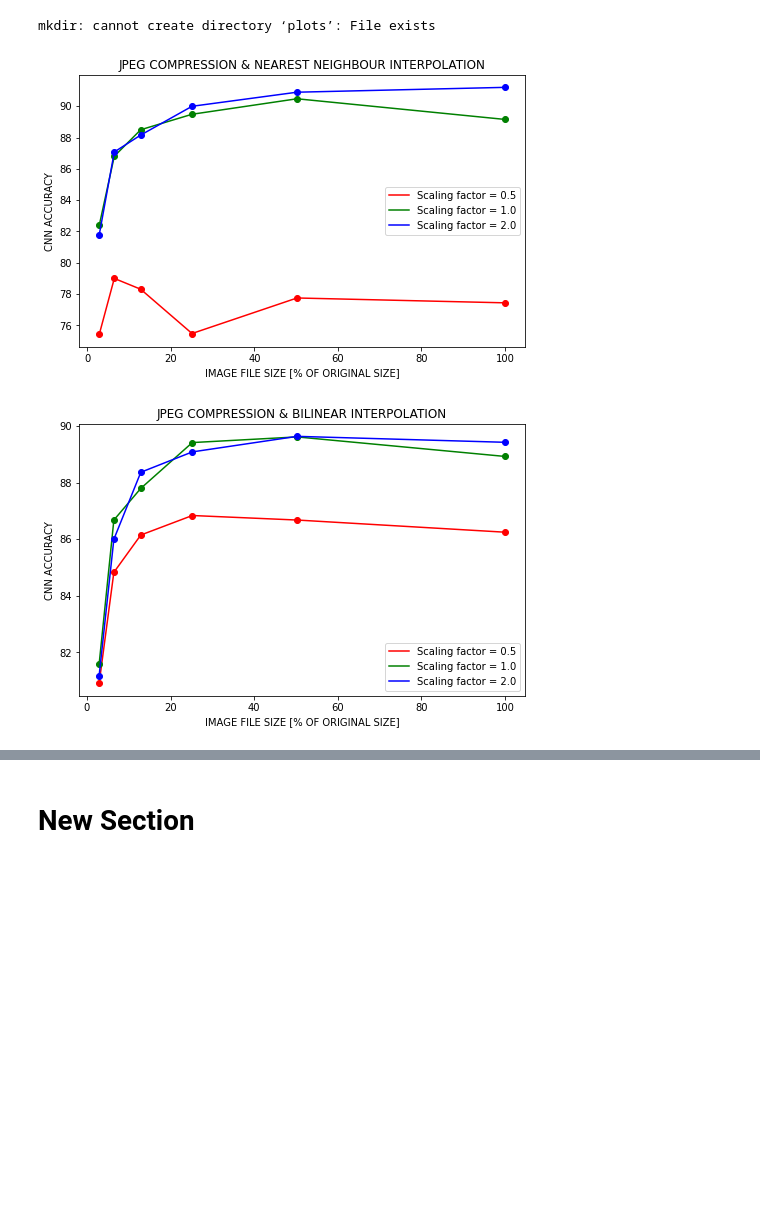
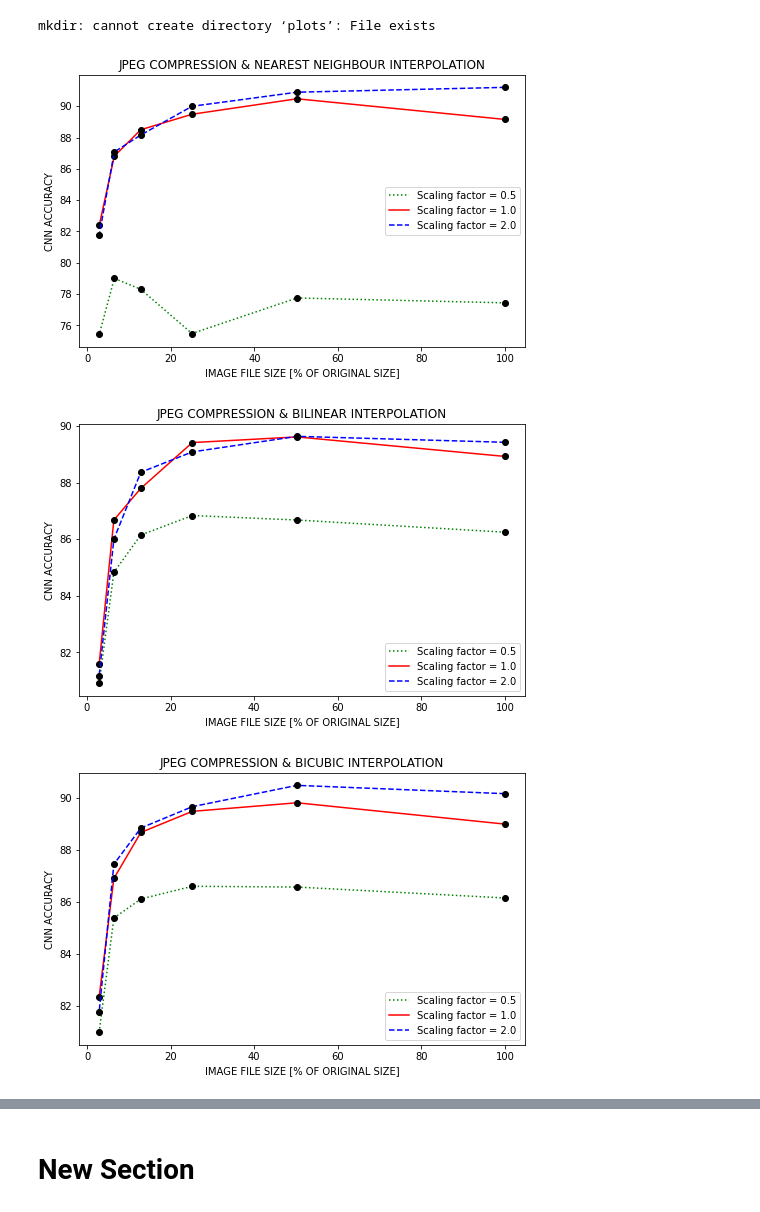
Before and after one commit to marcinwolter/MedicalPictures, a Jupyter notebook: figure_cnn_plot.ipynb, the cells around one changed output, grey strips where cells are left out. Drawn from its saved outputs; the diff is of its cells as text; code cells hidden in the pictures; blank space fills up the shorter version.

```diff
--- a/figure_cnn_plot.ipynb
+++ b/figure_cnn_plot.ipynb
@@ -111,35 +111,36 @@ import matplotlib.pylab as pyl
 import numpy as np
 
 ! mkdir plots
 
-col = ['red','green','blue']
-style = ['-','-','-'] #['-','--',':']
+col = ['green','red','blue']
+style = [':','-','--'] #['-','--',':']
 
 for n in range(1,7):
 
   fig = pyl.figure(figsize=(8,5))
 
   for k in range(0,3):
     #print(size)
     line, = pyl.plot(np.divide(size[n],size[n][0]/100.), acc[n][k], style[k], color=col[k])
-    pyl.plot(np.divide(size[n],size[n][0]/100.), acc[n][k],"o", color=col[k])
+    pyl.plot(np.divide(size[n],size[n][0]/100.), acc[n][k],"o", color='black')
 
     label = "Scaling factor = "+str(extrap[n][k])
     line.set_label(label)
 
   pyl.legend()
   pyl.title(title[n])
   pyl.xlabel("IMAGE FILE SIZE [% OF ORIGINAL SIZE]")
   pyl.ylabel("CNN ACCURACY")
 
 
   auxName = "plots/acc_"+str(n)+".png"
   pyl.savefig(auxName)
 
   pyl.show()
 
 ! zip -r plots.zip plots
 # %% [output]
 mkdir: cannot create directory ‘plots’: File exists
-[figure, old version]
+[figure, new version]
-[figure, old version]
+[figure, new version]
+[figure, added]
```
Also changed, not shown: parts of 3 cells of this notebook.
